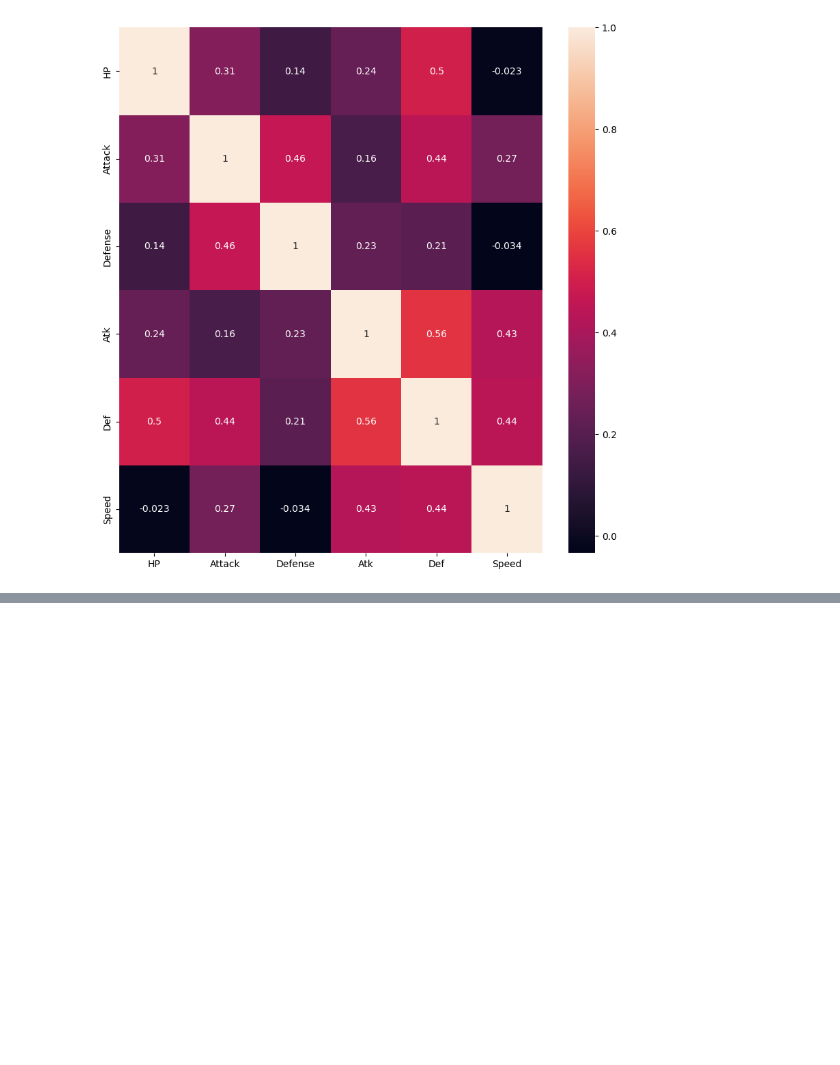
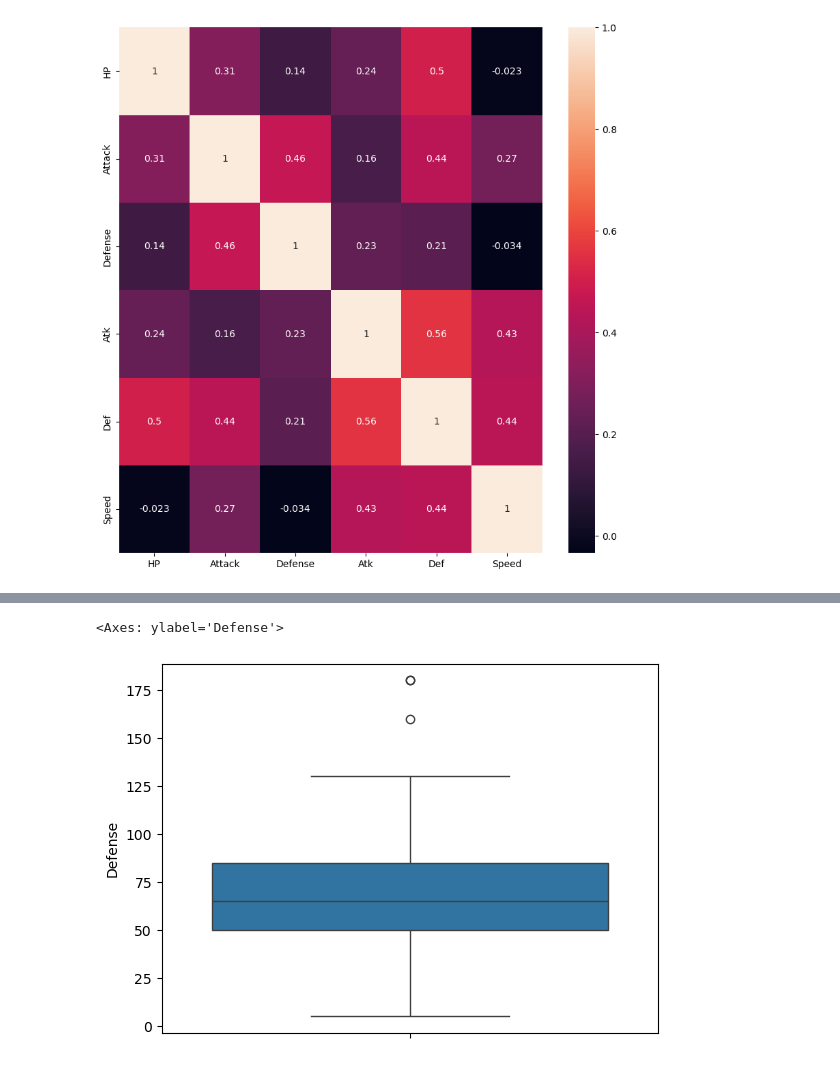
Before and after one commit to vishaltechevangelist/ds_bootcamp, a Jupyter notebook: notebooks/Week4-Seaborn.ipynb, the cells around one changed output, grey strips where cells are left out. Drawn from its saved outputs; the diff is of its cells as text; code cells hidden in the pictures; blank space fills up the shorter version.

```diff
--- a/notebooks/Week4-Seaborn.ipynb
+++ b/notebooks/Week4-Seaborn.ipynb
@@ -208,0 +225,5 @@ sns.heatmap(corr, annot=True)
+# %%
+sns.boxplot(limited_column_pokemon_data[0:151]['Defense'])
+# %% [output]
+<Axes: ylabel='Defense'>
+[figure, added]
```
Also changed, not shown: parts of 17 cells of this notebook.
